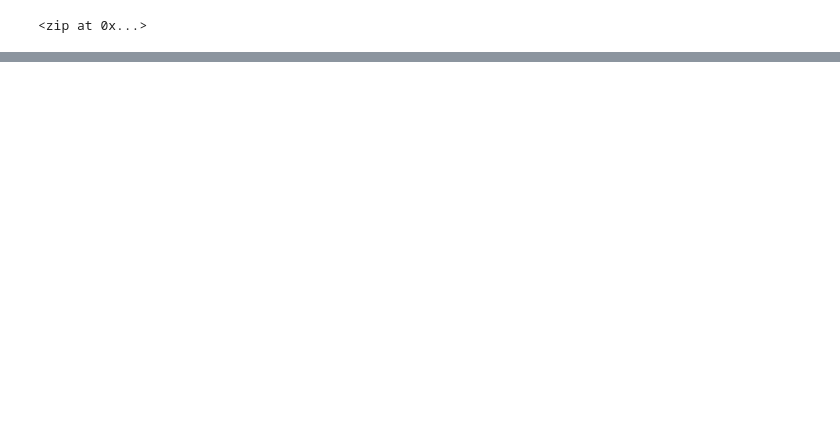
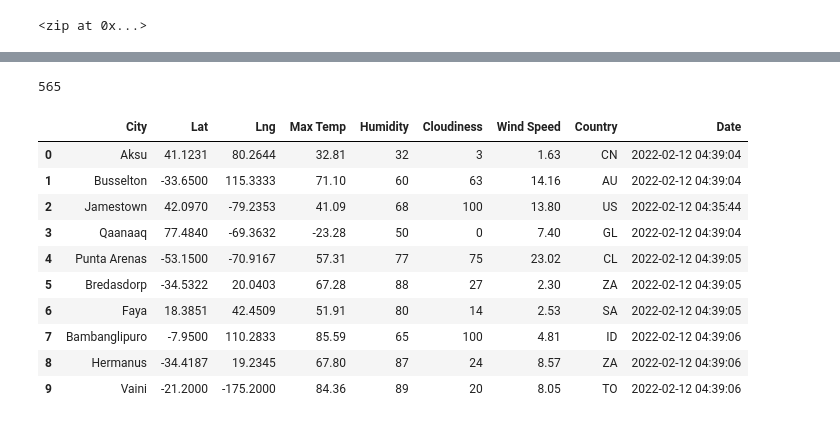
Before and after one commit to TylerTies/World_Weather_Analysis, a Jupyter notebook: WeatherPy.ipynb, the cells around one changed output, grey strips where cells are left out. Cells and saved outputs as stored; diff of their text form; code cells hidden in the pictures; blank space fills up the shorter version.

Commit message:
Adding cities data and code

```diff
--- a/WeatherPy.ipynb
+++ b/WeatherPy.ipynb
@@ -31,0 +42,3 @@ len(cities)
+# %%
+# Starting URL for Weather Map API Call.
+url = "http://api.openweathermap.org/data/2.5/weather?units=Imperial&APPID=" + weather_api_key
@@ -31,0 +124,20 @@ len(cities)
+# %%
+len(city_data)
+# %% [output]
+565
+# %%
+# Convert the array of dictionaries to a Pandas DataFrame.
+city_data_df = pd.DataFrame(city_data)
+city_data_df.head(10)
+# %% [output]
+|  | City | Lat | Lng | Max Temp | Humidity | Cloudiness | Wind Speed | Country | Date |
+| 0 | Aksu | 41.1231 | 80.2644 | 32.81 | 32 | 3 | 1.63 | CN | 2022-02-12 04:39:04 |
+| 1 | Busselton | -33.6500 | 115.3333 | 71.10 | 60 | 63 | 14.16 | AU | 2022-02-12 04:39:04 |
+| 2 | Jamestown | 42.0970 | -79.2353 | 41.09 | 68 | 100 | 13.80 | US | 2022-02-12 04:35:44 |
+| 3 | Qaanaaq | 77.4840 | -69.3632 | -23.28 | 50 | 0 | 7.40 | GL | 2022-02-12 04:39:04 |
+| 4 | Punta Arenas | -53.1500 | -70.9167 | 57.31 | 77 | 75 | 23.02 | CL | 2022-02-12 04:39:05 |
+| 5 | Bredasdorp | -34.5322 | 20.0403 | 67.28 | 88 | 27 | 2.30 | ZA | 2022-02-12 04:39:05 |
+| 6 | Faya | 18.3851 | 42.4509 | 51.91 | 80 | 14 | 2.53 | SA | 2022-02-12 04:39:05 |
+| 7 | Bambanglipuro | -7.9500 | 110.2833 | 85.59 | 65 | 100 | 4.81 | ID | 2022-02-12 04:39:06 |
+| 8 | Hermanus | -34.4187 | 19.2345 | 67.80 | 87 | 24 | 8.57 | ZA | 2022-02-12 04:39:06 |
+| 9 | Vaini | -21.2000 | -175.2000 | 84.36 | 89 | 20 | 8.05 | TO | 2022-02-12 04:39:06 |
```
Also changed, not shown: parts of 6 cells of this notebook, 2 other files.
